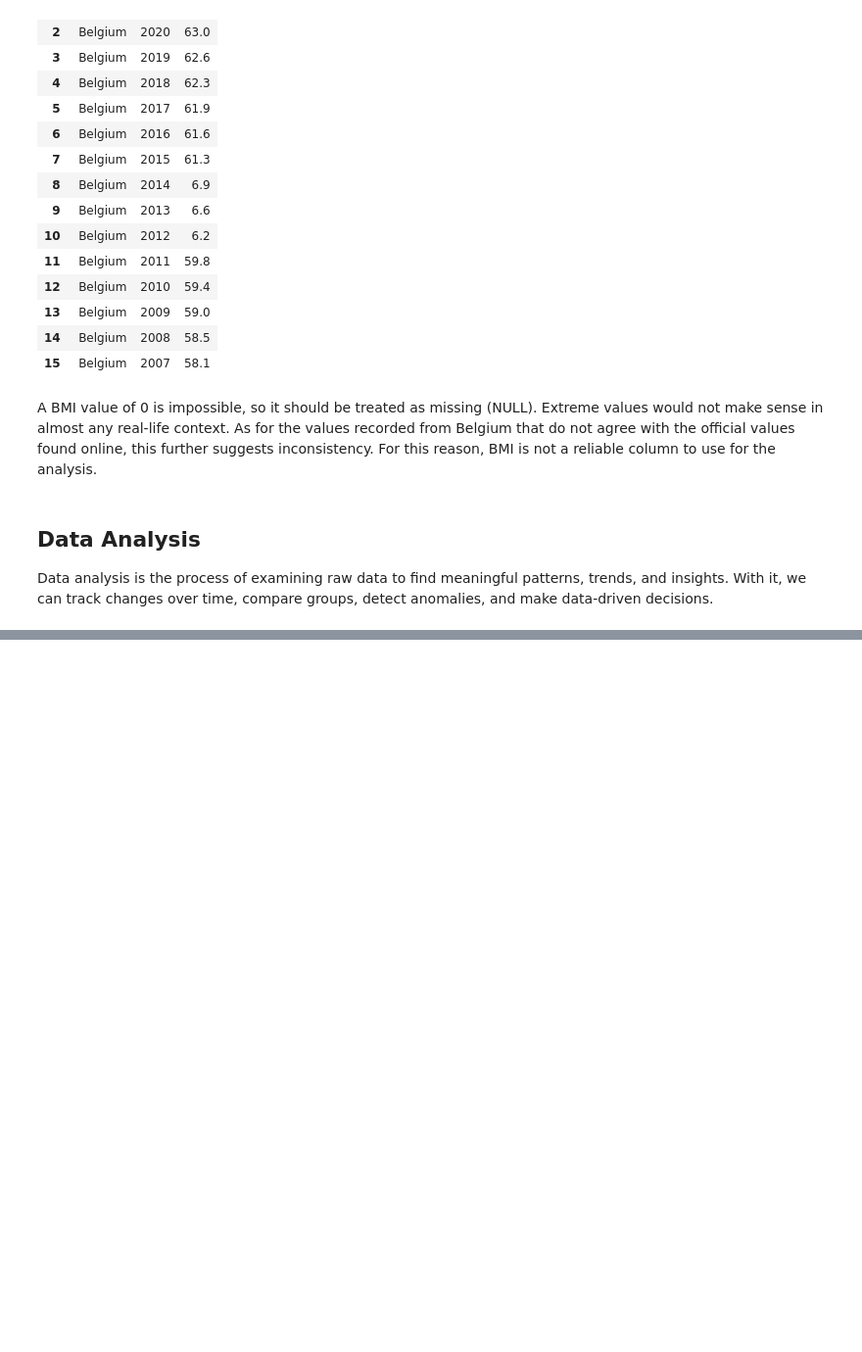
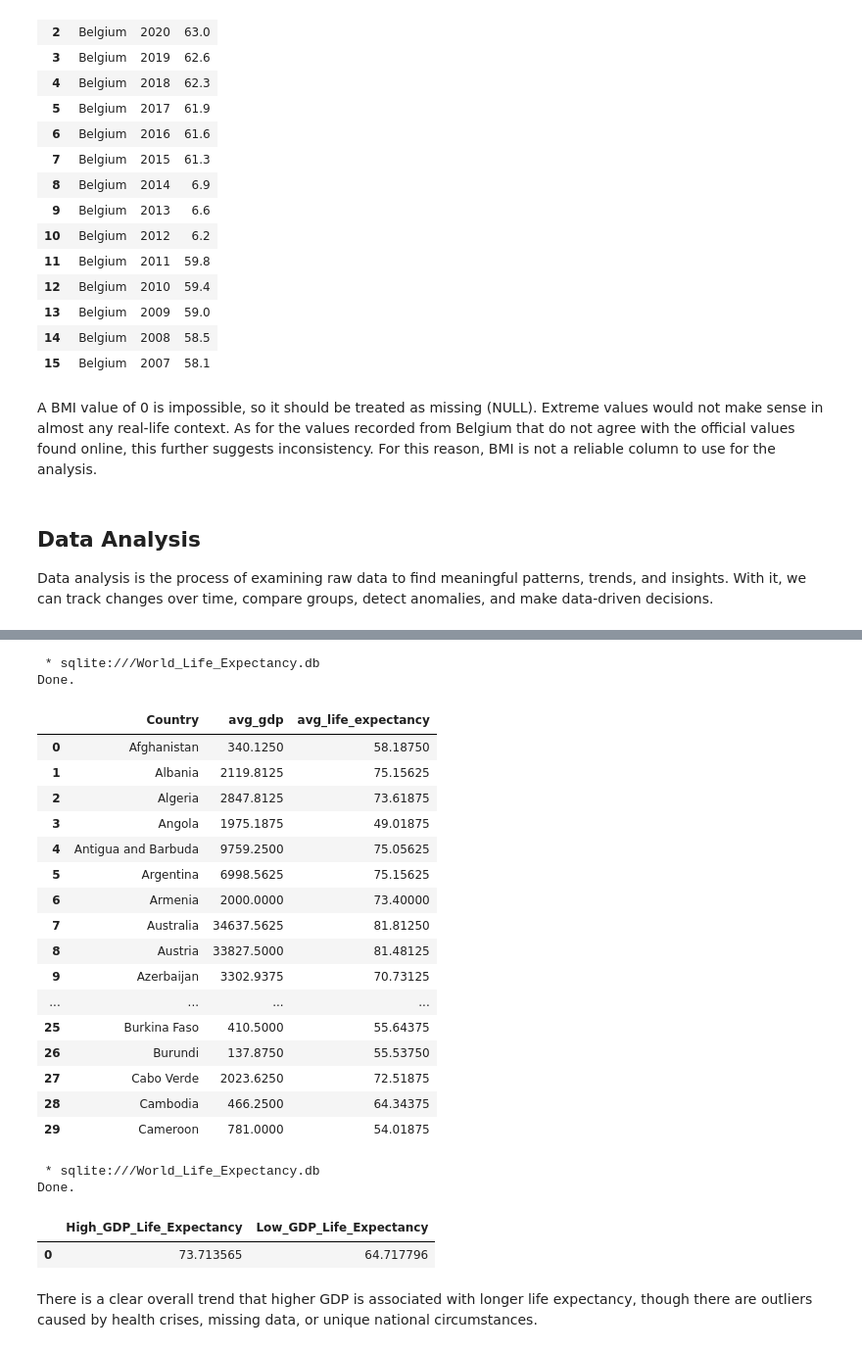
Before and after one commit to gianlucasposito/World-Life-Expectancy-Data-SQL, a Jupyter notebook: World_Life_Expectancy_SQL.ipynb, the cells around one changed output, grey strips where cells are left out. Shown at 98% size. Saved outputs shown, nothing was run; the diff lists cells and outputs as text; code cells hidden in the pictures; blank space fills up the shorter version.

```diff
--- a/World_Life_Expectancy_SQL.ipynb
+++ b/World_Life_Expectancy_SQL.ipynb
@@ -494,0 +649,61 @@ Data analysis is the process of examining raw data to find meaningful patterns,
+# %%
+%%sql
+
+-- Correlation of GDP vs Life Expectancy
+
+SELECT Country,
+       AVG(GDP) AS avg_gdp,
+       AVG(Life_expectancy) AS avg_life_expectancy
+FROM World_Life_Expectancy
+GROUP BY Country
+LIMIT 30
+# %% [output]
+ * sqlite:///World_Life_Expectancy.db
+Done.
+|  | Country | avg_gdp | avg_life_expectancy |
+| 0 | Afghanistan | 340.1250 | 58.18750 |
+| 1 | Albania | 2119.8125 | 75.15625 |
+| 2 | Algeria | 2847.8125 | 73.61875 |
+| 3 | Angola | 1975.1875 | 49.01875 |
+| 4 | Antigua and Barbuda | 9759.2500 | 75.05625 |
+| 5 | Argentina | 6998.5625 | 75.15625 |
+| 6 | Armenia | 2000.0000 | 73.40000 |
+| 7 | Australia | 34637.5625 | 81.81250 |
+| 8 | Austria | 33827.5000 | 81.48125 |
+| 9 | Azerbaijan | 3302.9375 | 70.73125 |
+| ... | ... | ... | ... |
+| 25 | Burkina Faso | 410.5000 | 55.64375 |
+| 26 | Burundi | 137.8750 | 55.53750 |
+| 27 | Cabo Verde | 2023.6250 | 72.51875 |
+| 28 | Cambodia | 466.2500 | 64.34375 |
+| 29 | Cameroon | 781.0000 | 54.01875 |
+# %%
+%%sql
+
+-- Average life expectancy defined with respect to low and high GDP, relative to the median value.
+
+WITH ordered AS (
+  SELECT GDP AS x,
+         ROW_NUMBER() OVER (ORDER BY GDP) AS rn,
+         COUNT(*)  OVER ()                             AS n
+  FROM World_Life_Expectancy
+  WHERE GDP IS NOT NULL
+),
+med AS (
+  SELECT AVG(x) AS x_med
+  FROM ordered
+  WHERE rn IN ((n+1)/2, (n+2)/2)   -- handles odd/even counts
+)
+
+SELECT
+  AVG(CASE WHEN GDP >= x_med THEN Life_expectancy END) AS High_GDP_Life_Expectancy,
+  AVG(CASE WHEN GDP <  x_med THEN Life_expectancy END) AS Low_GDP_Life_Expectancy
+FROM World_Life_Expectancy
+CROSS JOIN med;
+# %% [output]
+ * sqlite:///World_Life_Expectancy.db
+Done.
+|  | High_GDP_Life_Expectancy | Low_GDP_Life_Expectancy |
+| 0 | 73.713565 | 64.717796 |
+# %% [markdown]
+There is a clear overall trend that higher GDP is associated with longer life expectancy, though there are outliers caused by health crises, missing data, or unique national circumstances.
```
Also changed, not shown: parts of 15 cells of this notebook.
